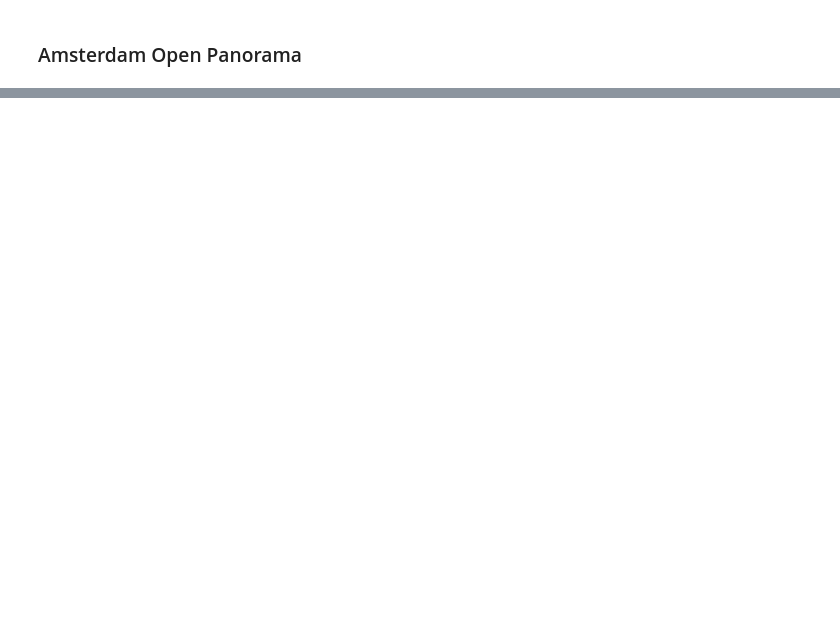
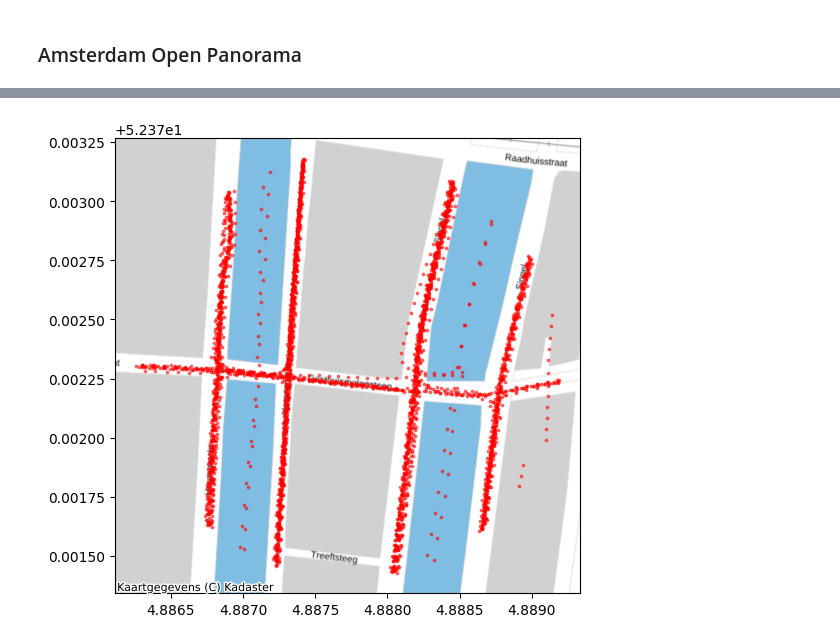
Before and after one commit to Urban-M4/streetscapes, a Jupyter notebook: docs/examples/use_data_sources.ipynb, the cells around one changed output, grey strips where cells are left out. Drawn from its saved outputs; the diff is of its cells as text; code cells hidden in the pictures; blank space fills up the shorter version.

```diff
--- a/docs/examples/use_data_sources.ipynb
+++ b/docs/examples/use_data_sources.ipynb
@@ -46,2 +88,11 @@ kv_img_url
 # %% [markdown]
 ### Amsterdam Open Panorama
+# %%
+aop = AmsterdamPanorama(ws.env)
+# %%
+df = aop.fetch_image_ids(52.3723032, 4.8877233, 100)
+# %%
+pdf = df.to_pandas()
+gdf = gpd.GeoDataFrame(pdf, geometry=gpd.points_from_xy(pdf.lon, pdf.lat))
+gdf.set_crs("EPSG:4326", allow_override=True, inplace=True)
+gdf.head(5)
@@ -47,0 +106,5 @@ kv_img_url
+# %%
+ax = gdf.plot(column='uuid', color='red', markersize=3, figsize=(6, 6), alpha=0.5)
+contextily.add_basemap(ax, crs=gdf.crs, source=contextily.providers.nlmaps.standaard)
+# %% [output]
+[figure, added]
```
Also changed, not shown: parts of 13 cells of this notebook.
